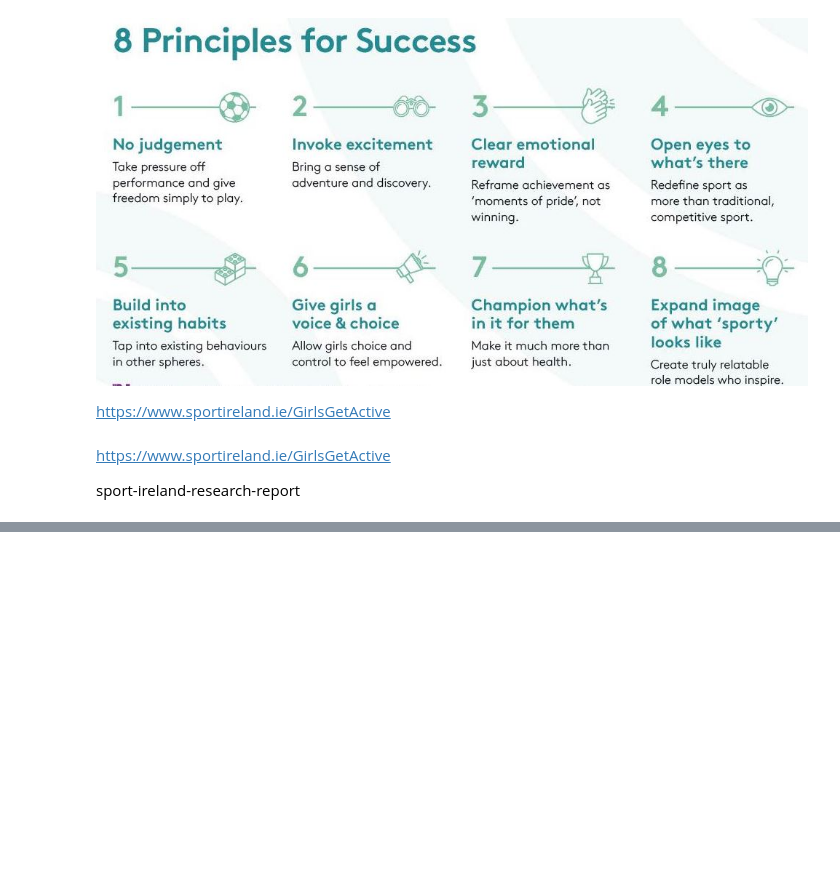
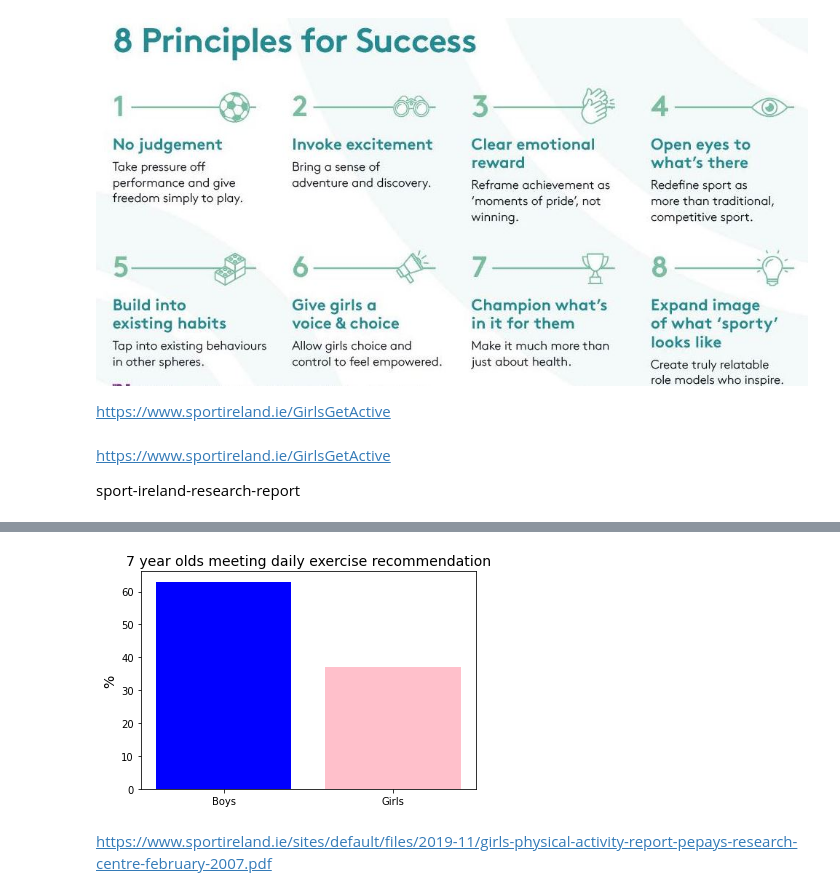
Before and after one commit to Michelleoc/programming-for-data-analysis-project, a Jupyter notebook: project.ipynb, the cells around one changed output, grey strips where cells are left out. Saved outputs shown, nothing was run; the diff lists cells and outputs as text; code cells hidden in the pictures; blank space fills up the shorter version.

```diff
--- a/project.ipynb
+++ b/project.ipynb
@@ -51,0 +96,15 @@ sport-ireland-research-report
+# %%
+# https://www.rte.ie/brainstorm/2019/0605/1053647-the-challenge-behind-increasing-teenage-girls-physical-activity/
+
+daily_exercise = rng.multinomial(n=100, pvals=[0.623, 0.327])
+y = daily_exercise
+x = ['Boys', 'Girls']
+plt.bar(x,y, color=['blue', 'pink','green'])
+plt.xlabel('', size=14)
+plt.ylabel('%', size=14)
+plt.title('7 year olds meeting daily exercise recommendation', size=14)
+plt.show()
+# %% [output]
+[figure, added]
+# %% [markdown]
+https://www.sportireland.ie/sites/default/files/2019-11/girls-physical-activity-report-pepays-research-centre-february-2007.pdf
```
Also changed, not shown: parts of 7 cells of this notebook.
